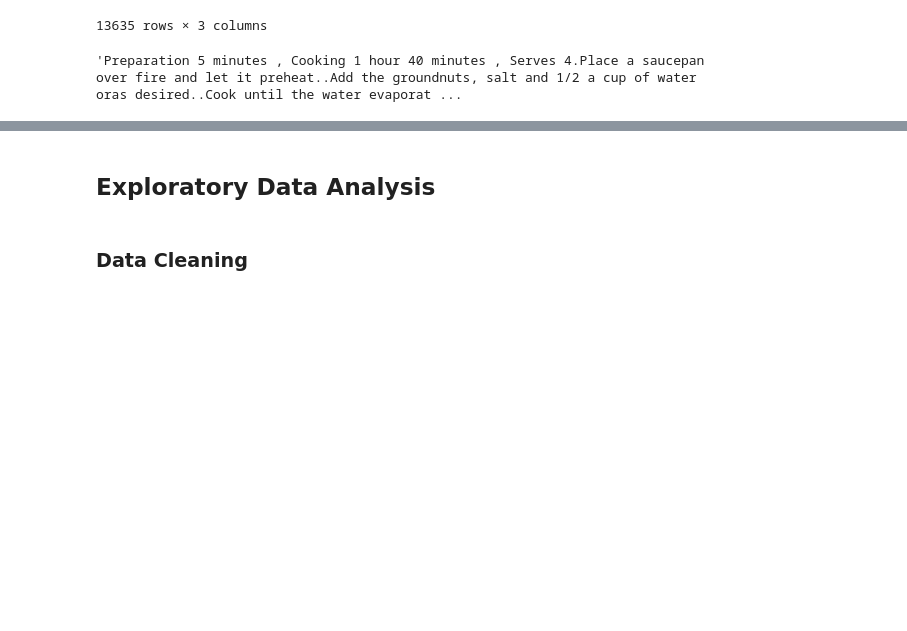
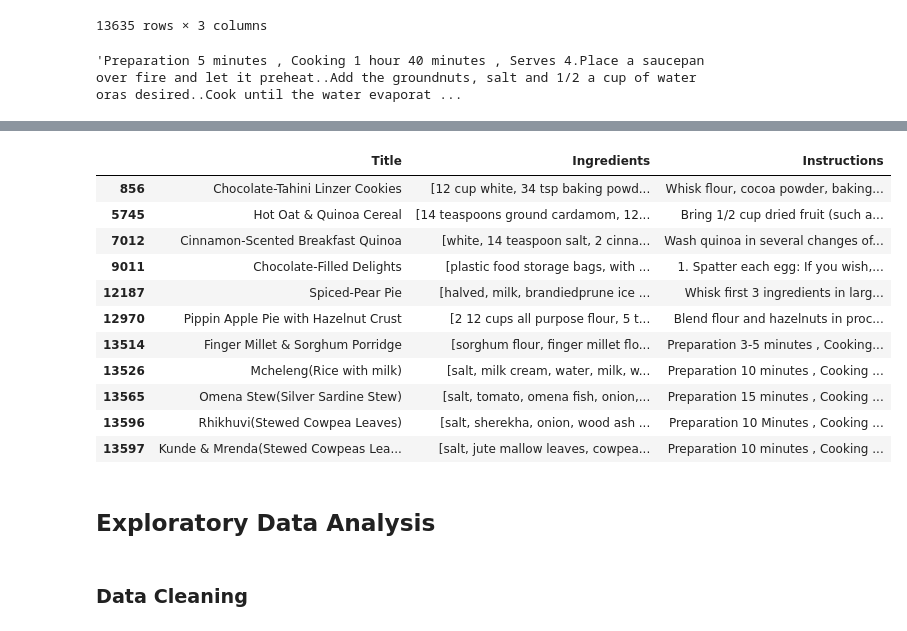
Before and after one commit to Matthewkarani/The-Boma-Pot, a Jupyter notebook: index.ipynb, the cells around one changed output, grey strips where cells are left out. Cells and saved outputs as stored; diff of their text form; code cells hidden in the pictures; blank space fills up the shorter version.

```diff
--- a/index.ipynb
+++ b/index.ipynb
@@ -334,3 +398,38 @@ combined_cleaned['Instructions'][13634]
+# %%
+def recommend_recipes(input_ingredients, combined_df):
+    # Normalize user input by stripping whitespace and converting to lower case
+    input_ingredients = [ingredient.strip().lower() for ingredient in input_ingredients.split(',')]
+
+    # Find matching recipes
+    matched_recipes = combined_df[combined_df['Ingredients'].apply(lambda x: any(ingredient in x for ingredient in input_ingredients))]
+
+    # Check if any recipes were found
+    if matched_recipes.empty:
+        return "No recipe found. Try again."
+
+    return matched_recipes[['Title', 'Instructions']]
+# %%
+# Example user input
+user_input = "milk"
+
+# Get recommendations
+recommended_recipes = recommend_recipes(user_input, combined_df)
+
+# Display recommendations
+recommended_recipes
+# %% [output]
+|  | Title | Ingredients | Instructions |
+| 856 | Chocolate-Tahini Linzer Cookies | [12 cup white, 34 tsp baking powd... | Whisk flour, cocoa powder, baking... |
+| 5745 | Hot Oat & Quinoa Cereal | [14 teaspoons ground cardamom, 12... | Bring 1/2 cup dried fruit (such a... |
+| 7012 | Cinnamon-Scented Breakfast Quinoa | [white, 14 teaspoon salt, 2 cinna... | Wash quinoa in several changes of... |
+| 9011 | Chocolate-Filled Delights | [plastic food storage bags, with ... | 1. Spatter each egg: If you wish,... |
+| 12187 | Spiced-Pear Pie | [halved, milk, brandiedprune ice ... | Whisk first 3 ingredients in larg... |
+| 12970 | Pippin Apple Pie with Hazelnut Crust | [2 12 cups all purpose flour, 5 t... | Blend flour and hazelnuts in proc... |
+| 13514 | Finger Millet & Sorghum Porridge | [sorghum flour, finger millet flo... | Preparation 3-5 minutes , Cooking... |
+| 13526 | Mcheleng(Rice with milk) | [salt, milk cream, water, milk, w... | Preparation 10 minutes , Cooking ... |
+| 13565 | Omena Stew(Silver Sardine Stew) | [salt, tomato, omena fish, onion,... | Preparation 15 minutes , Cooking ... |
+| 13596 | Rhikhuvi(Stewed Cowpea Leaves) | [salt, sherekha, onion, wood ash ... | Preparation 10 Minutes , Cooking ... |
+| 13597 | Kunde & Mrenda(Stewed Cowpeas Lea... | [salt, jute mallow leaves, cowpea... | Preparation 10 minutes , Cooking ... |
 # %% [markdown]
 ## Exploratory Data Analysis
 # %% [markdown]
```
Also changed, not shown: parts of 13 cells of this notebook.
